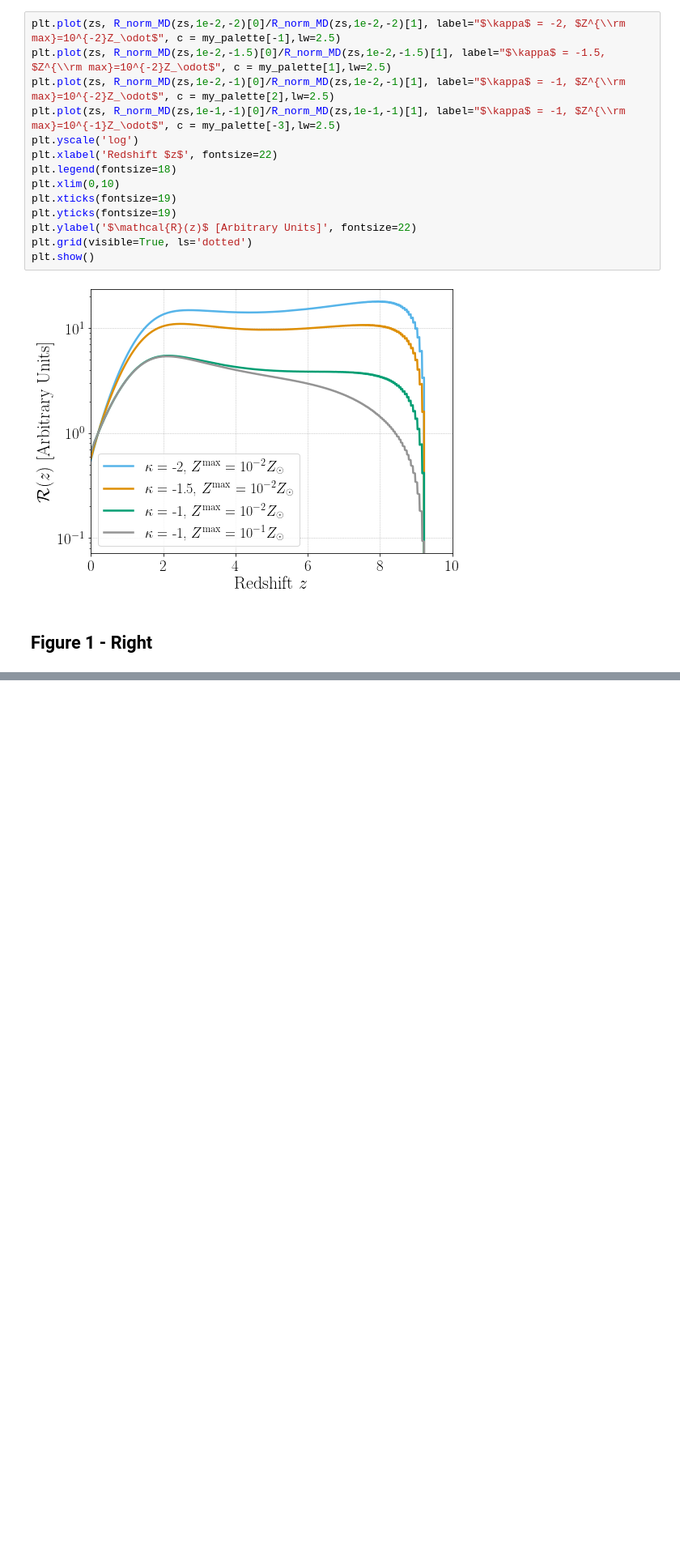
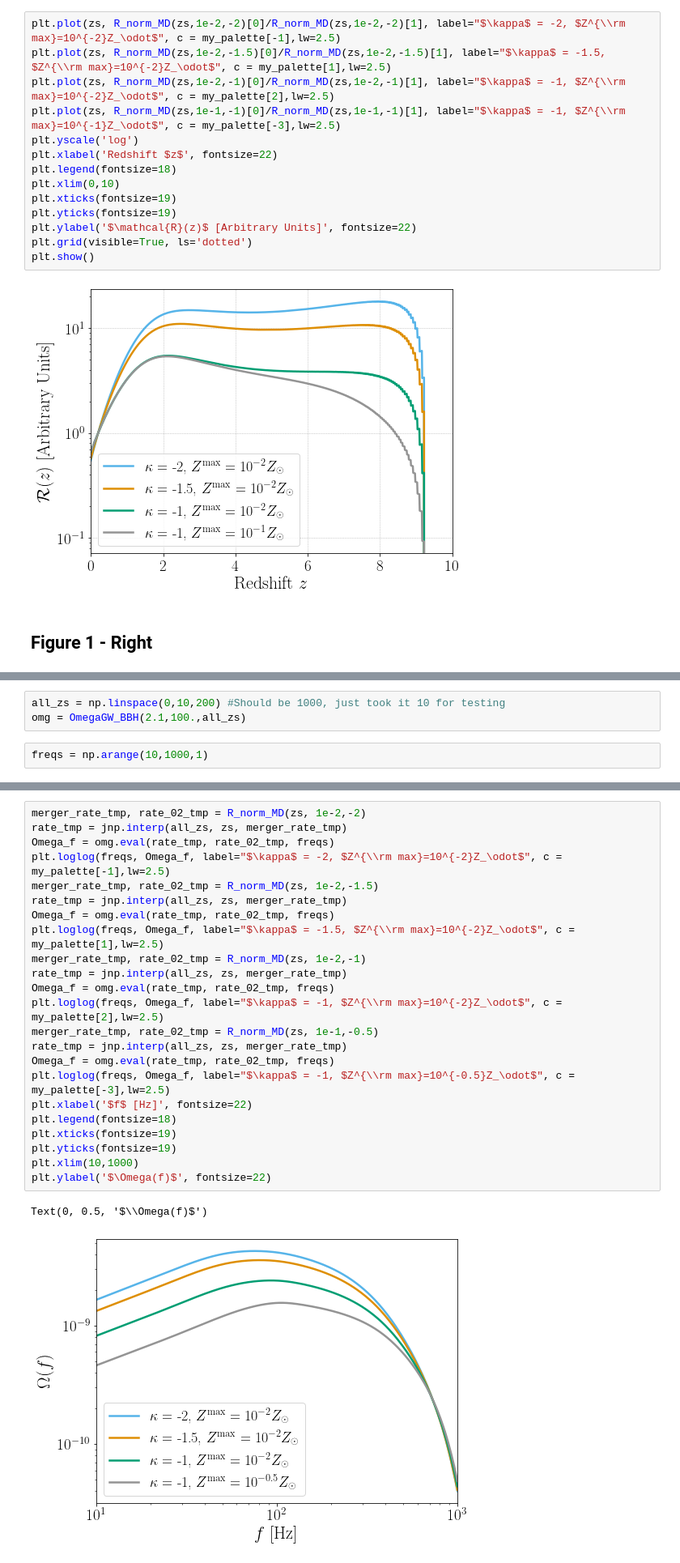
Before and after one commit to kevinturbang/bbh_gwb_time_delay_inference, a Jupyter notebook: figures/reproduce_figure_1.ipynb, the cells around one changed output, grey strips where cells are left out. Shown at 81% size. Drawn from its saved outputs; the diff is of its cells as text; blank space fills up the shorter version.

Commit message:
Adding omega stuff

```diff
--- a/figures/reproduce_figure_1.ipynb
+++ b/figures/reproduce_figure_1.ipynb
@@ -68,0 +74,5 @@ plt.show()
+# %%
+all_zs = np.linspace(0,10,200) #Should be 1000, just took it 10 for testing
+omg = OmegaGW_BBH(2.1,100.,all_zs)
+# %%
+freqs = np.arange(10,1000,1)
@@ -68,0 +91,26 @@ plt.show()
+# %%
+merger_rate_tmp, rate_02_tmp = R_norm_MD(zs, 1e-2,-2)
+rate_tmp = jnp.interp(all_zs, zs, merger_rate_tmp)
+Omega_f = omg.eval(rate_tmp, rate_02_tmp, freqs)
+plt.loglog(freqs, Omega_f, label="$\kappa$ = -2, $Z^{\\rm max}=10^{-2}Z_\odot$", c = my_palette[-1],lw=2.5)
+merger_rate_tmp, rate_02_tmp = R_norm_MD(zs, 1e-2,-1.5)
+rate_tmp = jnp.interp(all_zs, zs, merger_rate_tmp)
+Omega_f = omg.eval(rate_tmp, rate_02_tmp, freqs)
+plt.loglog(freqs, Omega_f, label="$\kappa$ = -1.5, $Z^{\\rm max}=10^{-2}Z_\odot$", c = my_palette[1],lw=2.5)
+merger_rate_tmp, rate_02_tmp = R_norm_MD(zs, 1e-2,-1)
+rate_tmp = jnp.interp(all_zs, zs, merger_rate_tmp)
+Omega_f = omg.eval(rate_tmp, rate_02_tmp, freqs)
+plt.loglog(freqs, Omega_f, label="$\kappa$ = -1, $Z^{\\rm max}=10^{-2}Z_\odot$", c = my_palette[2],lw=2.5)
+merger_rate_tmp, rate_02_tmp = R_norm_MD(zs, 1e-1,-0.5)
+rate_tmp = jnp.interp(all_zs, zs, merger_rate_tmp)
+Omega_f = omg.eval(rate_tmp, rate_02_tmp, freqs)
+plt.loglog(freqs, Omega_f, label="$\kappa$ = -1, $Z^{\\rm max}=10^{-0.5}Z_\odot$", c = my_palette[-3],lw=2.5)
+plt.xlabel('$f$ [Hz]', fontsize=22)
+plt.legend(fontsize=18)
+plt.xticks(fontsize=19)
+plt.yticks(fontsize=19)
+plt.xlim(10,1000)
+plt.ylabel('$\Omega(f)$', fontsize=22)
+# %% [output]
+Text(0, 0.5, '$\\Omega(f)$')
+[figure, added]
```
Also changed, not shown: parts of 4 cells of this notebook.
